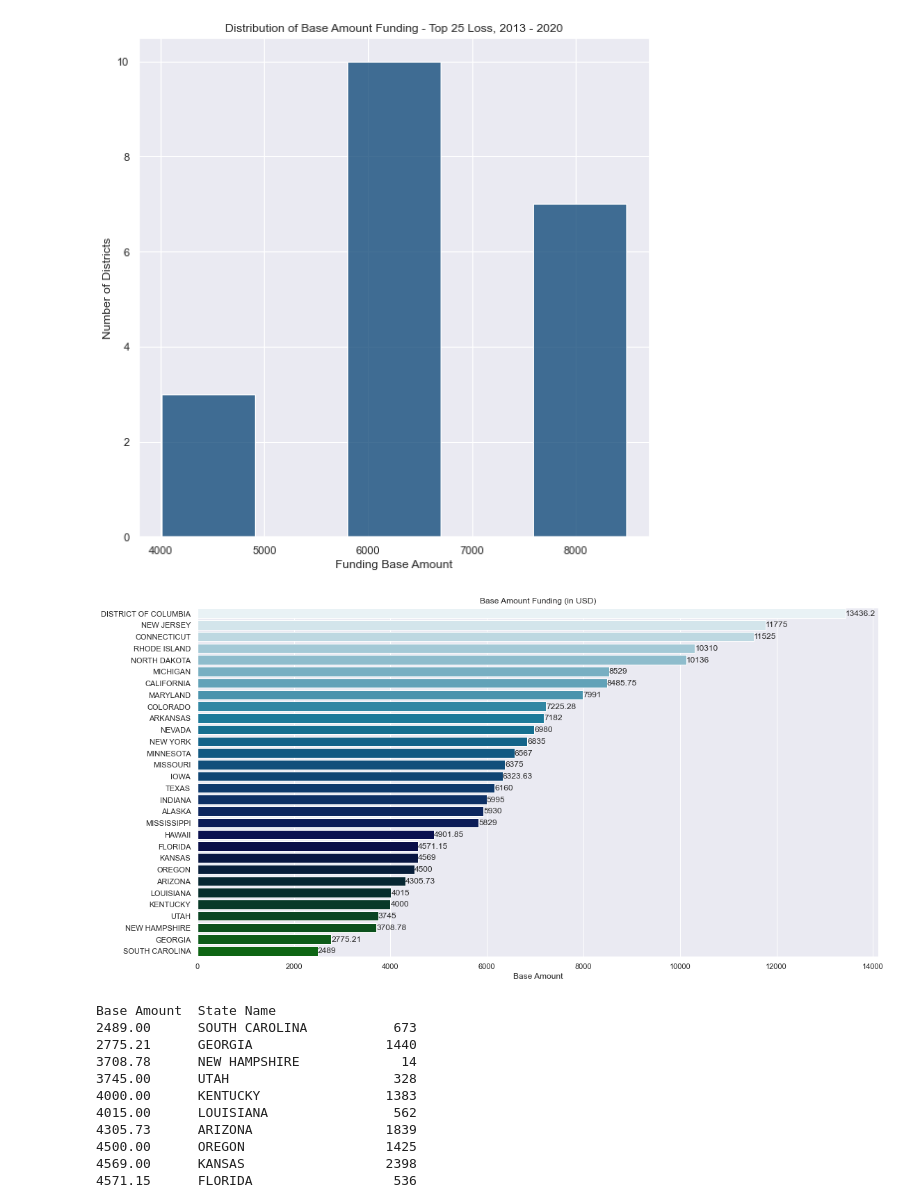
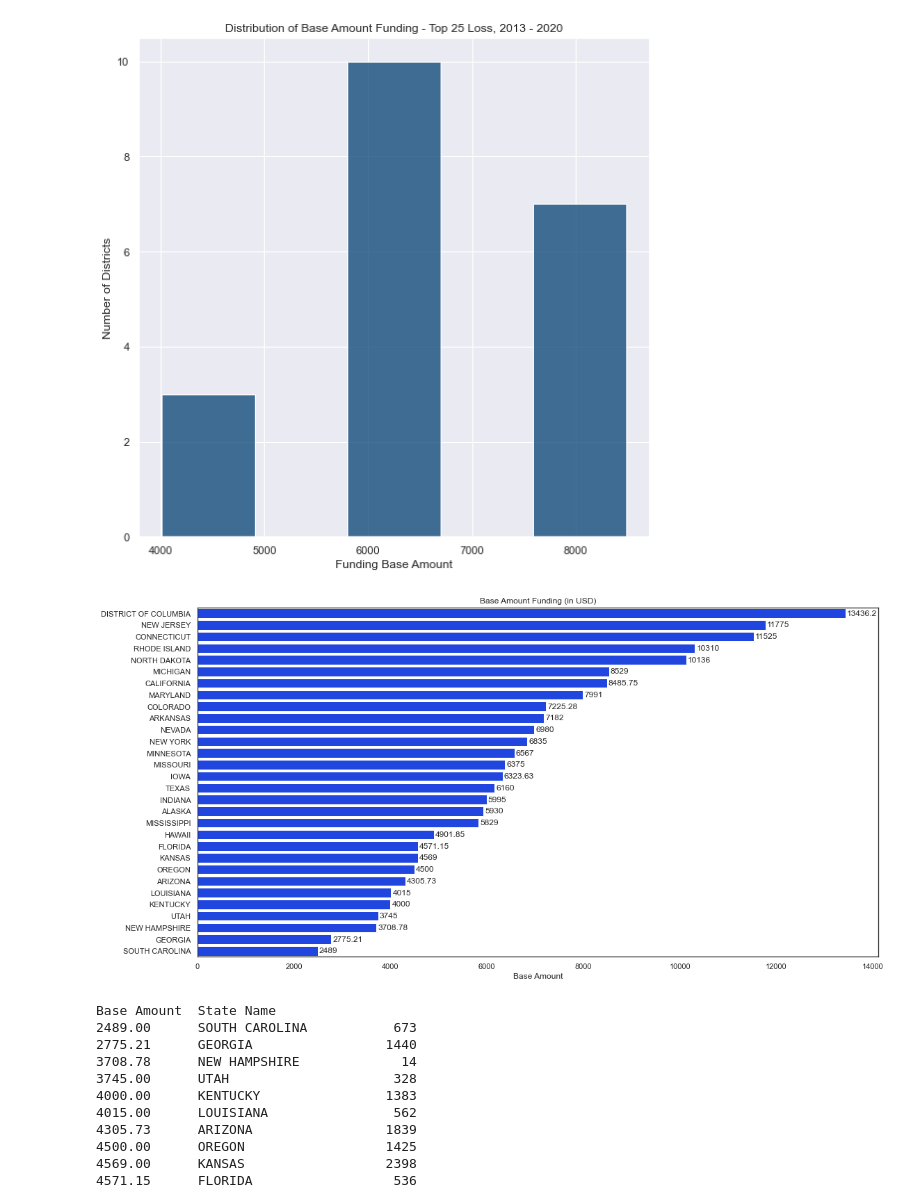
Before and after one commit to caitbrown12/NSS_Capstone, a Jupyter notebook: notebook/NCES_Enrollment_Data_2.ipynb, the cells around one changed output. Drawn from its saved outputs; the diff is of its cells as text; code cells hidden in the pictures.

```diff
--- a/notebook/NCES_Enrollment_Data_2.ipynb
+++ b/notebook/NCES_Enrollment_Data_2.ipynb
@@ -924,13 +937,15 @@ plt.show();
 # %%
 #profiles of top 25 growth - locale
 sns.set(rc={"figure.figsize":(8,8)})
+sns.set_style('white')
 locale_order=['21-Suburb: Large', '13-City: Small', '11-City: Large', '41-Rural: Fringe', '43-Rural: Remote', '32-Town: Distant', '31-Town: Fringe']
-sns.countplot(x='Locale', data=top25g, order=locale_order, palette='ocean_r')
+sns.countplot(x='Locale', data=top25g, order=locale_order, color='gainsboro', edgecolor='dimgrey')
 #plt.legend(bbox_to_anchor=(1.05, 1), loc='upper right', borderaxespad=0)
 plt.xticks(rotation=70)
 plt.xlabel(None)
 plt.ylabel('Number of Districts')
 plt.title('Number of School Districts by Locale - Top 25 Growth, 2013 - 2020')
 plt.tight_layout()
+plt.savefig('Locale Top 25 Growth')
 plt.show();
 # %% [output]
@@ -938,13 +953,15 @@ plt.show();
 # %%
 #profiles of top 25 loss - locale
 sns.set(rc={"figure.figsize":(8,8)})
+sns.set_style('white')
 #locale_order=['21-Suburb: Large', '13-City: Small', '11-City: Large', '41-Rural: Fringe', '43-Rural: Remote', '32-Town: Distant', '31-Town: Fringe']
-sns.countplot(x='Locale', data=top25l, palette='ocean_r')
+sns.countplot(x='Locale', data=top25l, color='dimgray', edgecolor='white')
 #plt.legend(bbox_to_anchor=(1.05, 1), loc='upper right', borderaxespad=0)
 plt.xticks(rotation=70)
 plt.xlabel(None)
 plt.ylabel('Number of Districts')
 plt.title('Number of School Districts by Locale - Top 25 Enrollment Loss, 2013 - 2020')
 plt.tight_layout()
+plt.savefig('Locale Top 25 Loss')
 plt.show();
 # %% [output]
@@ -966,13 +983,15 @@ plt.show();
 # %%
 #profiles of top 25 growth - census
 sns.set(rc={"figure.figsize":(8,8)})
+sns.set_style('white')
 #locale_order=['21-Suburb: Large', '13-City: Small', '11-City: Large', '41-Rural: Fringe', '43-Rural: Remote', '32-Town: Distant', '31-Town: Fringe']
-sns.countplot(x='Census Region', data=top25g, palette='ocean_r')
+sns.countplot(x='Census Region', data=top25g, color='gainsboro', edgecolor='dimgrey')
 #plt.legend(bbox_to_anchor=(1.05, 1), loc='upper right', borderaxespad=0)
 plt.xticks(rotation=70)
 plt.xlabel(None)
 plt.ylabel('Number of Districts')
 plt.title('Number of School Districts by Census Region - Top 25 Growth, 2013 - 2020')
 plt.tight_layout()
+plt.savefig('Census Region Top 25 Growth')
 plt.show();
 # %% [output]
@@ -980,13 +999,15 @@ plt.show();
 # %%
 #profiles of top 25 growth - census
 sns.set(rc={"figure.figsize":(8,8)})
+sns.set_style('white')
 census_order=['South', 'West', 'Midwest', 'Northeast']
-sns.countplot(x='Census Region', data=top25l, order=census_order, palette='ocean_r')
+sns.countplot(x='Census Region', data=top25l, order=census_order, color='dimgray', edgecolor='white')
 #plt.legend(bbox_to_anchor=(1.05, 1), loc='upper right', borderaxespad=0)
 plt.xticks(rotation=70)
 plt.xlabel(None)
 plt.ylabel('Number of Districts')
 plt.title('Number of School Districts by Census Region - Top 25 Loss, 2013 - 2020')
 plt.tight_layout()
+plt.savefig('Census Region Top 15 Loss')
 plt.show();
 # %% [output]
@@ -1220,19 +1241,21 @@ plt.show();
 [figure]
 # %%
 fig, ax = plt.subplots(figsize=(16, 8))
+sns.set_style('white')
 state_order=['DISTRICT OF COLUMBIA', 'NEW JERSEY', 'CONNECTICUT', 'RHODE ISLAND', 'NORTH DAKOTA', 'MICHIGAN', 'CALIFORNIA', 'MARYLAND', 'COLORADO', 'ARKANSAS', 'NEVADA', 'NEW YORK', 'MINNESOTA', 'MISSOURI', 'IOWA', 'TEXAS', 'INDIANA', 'ALASKA', 'MISSISSIPPI', 'HAWAII', 'FLORIDA','KANSAS', 'OREGON', 'ARIZONA', 'LOUISIANA', 'KENTUCKY', 'UTAH', 'NEW HAMPSHIRE', 'GEORGIA', 'SOUTH CAROLINA']
 ax = sns.barplot(x='Base Amount', y='State Name',
             data=baseamt,
             order=state_order,
-           palette='ocean_r')
-ax.bar_label(ax.containers[0])
+           color='#0033FF')
+ax.bar_label(ax.containers[0], size=12, padding=2)
 plt.xlabel('Base Amount')
 plt.ylabel(None)
 plt.title('Base Amount Funding (in USD)')
 plt.tight_layout()
+plt.savefig('Base Amount Funding - National')
 plt.show();
 # %% [output]
-[figure, old version]
+[figure, new version]
 # %%
 baseamt.groupby('Base Amount')['State Name'].value_counts()
 # %% [output]
```
Also changed, not shown: parts of 13 cells of this notebook.
